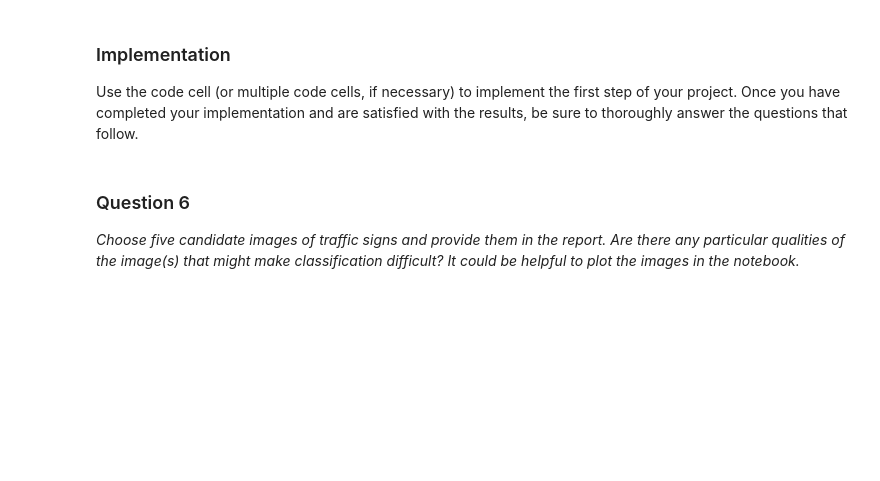
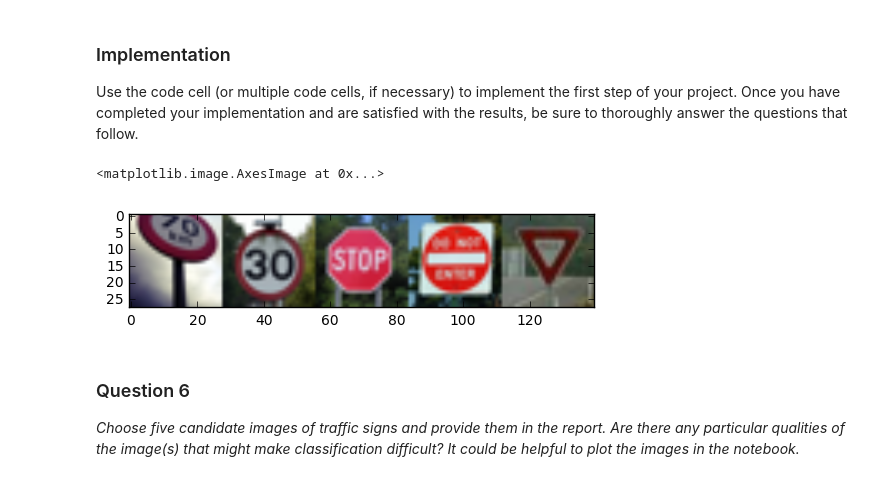
Before and after one commit to Alexey-Kamenev/CarND-Traffic-Sign-Classifier-Project, a Jupyter notebook: Traffic_Sign_Classifier.ipynb, the cells around one changed output. Saved outputs shown, nothing was run; the diff lists cells and outputs as text; code cells hidden in the pictures; blank space fills up the shorter version.

```diff
--- a/Traffic_Sign_Classifier.ipynb
+++ b/Traffic_Sign_Classifier.ipynb
@@ -545,3 +590,29 @@ Use the code cell (or multiple code cells, if necessary) to implement the first
+# %%
+### Load the images and plot them here.
+### Feel free to use as many code cells as needed.
+
+sign_names = np.genfromtxt('./signnames.csv', dtype='i4,|S100', delimiter=',', skip_header=True)
+
+test_image_dir = './images/test/'
+def read_test_images(test_image_dir, max_test_files=5):
+    images = np.array([], dtype=np.uint8).reshape([0] + image_crop_size)
+    i = 0
+    for f in os.listdir(test_image_dir)[:max_test_files]:
+        cur_img = im.open(os.path.join(test_image_dir, f))
+        cur_img = np.reshape(cur_img.resize((image_crop_size[1], image_crop_size[0]), im.BICUBIC), [1] + image_crop_size)
+        images = np.vstack((images, cur_img))
+        if i >= max_test_files:
+            break
+    return images
+
+# Read test images.
+test_images = read_test_images(test_image_dir)
+
+# Display the images.
+plt.imshow(np.hstack(test_images))
+# %% [output]
+<matplotlib.image.AxesImage at 0x...>
+[figure, added]
 # %% [markdown]
 ### Question 6
 
```
Also changed, not shown: parts of 19 cells of this notebook, 5 other files.
